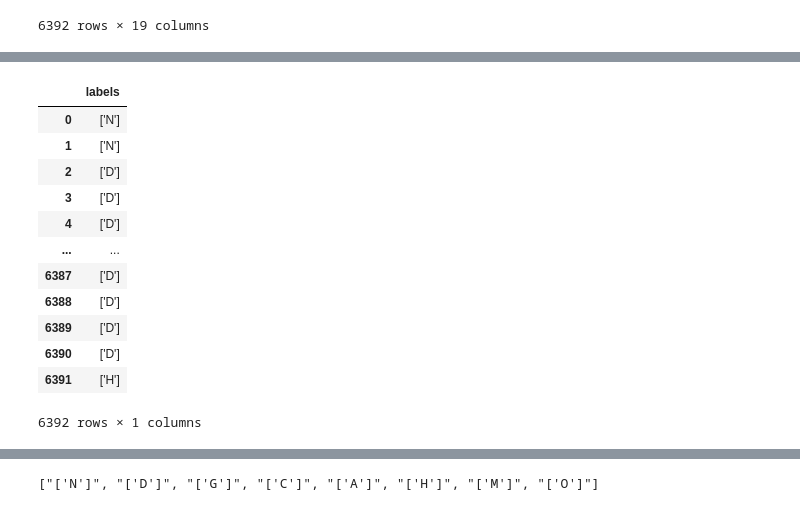
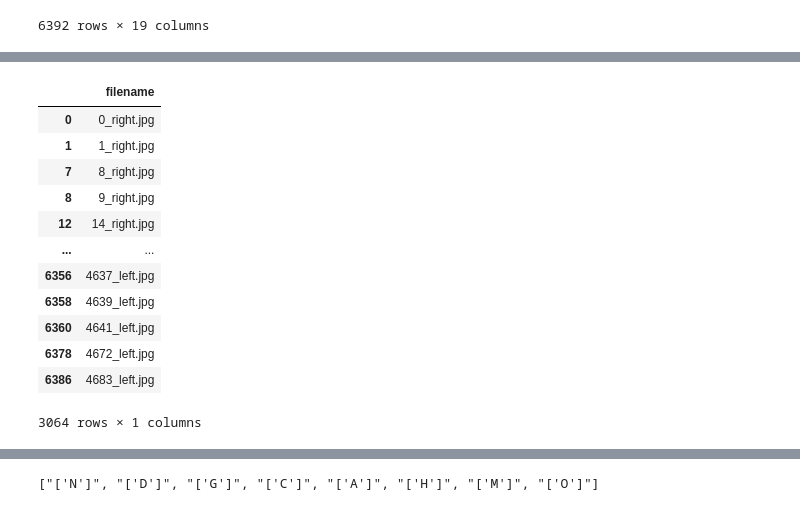
Before and after one commit to YousseMk/BMEN415FinalProject, a Jupyter notebook: Youssef/OcularCNN-GoodCopy.ipynb, the cells around one changed output, grey strips where cells are left out. Saved outputs shown, nothing was run; the diff lists cells and outputs as text; code cells hidden in the pictures.

```diff
--- a/Youssef/OcularCNN-GoodCopy.ipynb
+++ b/Youssef/OcularCNN-GoodCopy.ipynb
@@ -39,17 +21,19 @@ pictures
-# %%
-target = theFile[['labels']]
-target
-# %% [output]
-|  | labels |
-| 0 | ['N'] |
-| 1 | ['N'] |
-| 2 | ['D'] |
-| 3 | ['D'] |
-| 4 | ['D'] |
-| ... | ... |
-| 6387 | ['D'] |
-| 6388 | ['D'] |
-| 6389 | ['D'] |
-| 6390 | ['D'] |
-| 6391 | ['H'] |
-6392 rows × 1 columns
+# %%
+
+target = theFile.loc[(theFile['Left-Diagnostic Keywords'] == 'cataract') | (theFile['Left-Diagnostic Keywords'] == 'normal fundus')]
+pictures = target[['filename']]
+pictures
+# %% [output]
+|  | filename |
+| 0 | 0_right.jpg |
+| 1 | 1_right.jpg |
+| 7 | 8_right.jpg |
+| 8 | 9_right.jpg |
+| 12 | 14_right.jpg |
+| ... | ... |
+| 6356 | 4637_left.jpg |
+| 6358 | 4639_left.jpg |
+| 6360 | 4641_left.jpg |
+| 6378 | 4672_left.jpg |
+| 6386 | 4683_left.jpg |
+3064 rows × 1 columns
```
Also changed, not shown: parts of 19 cells of this notebook.
